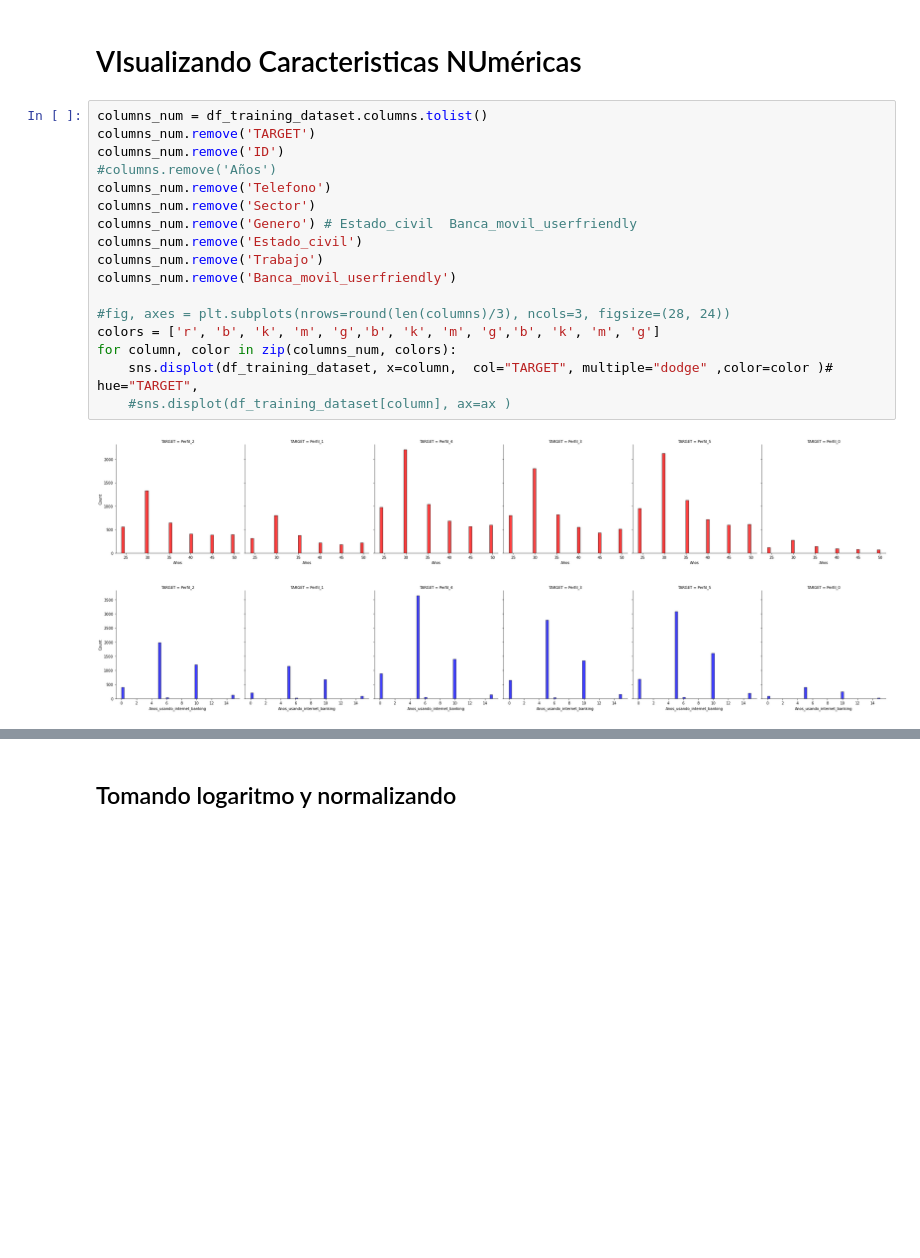
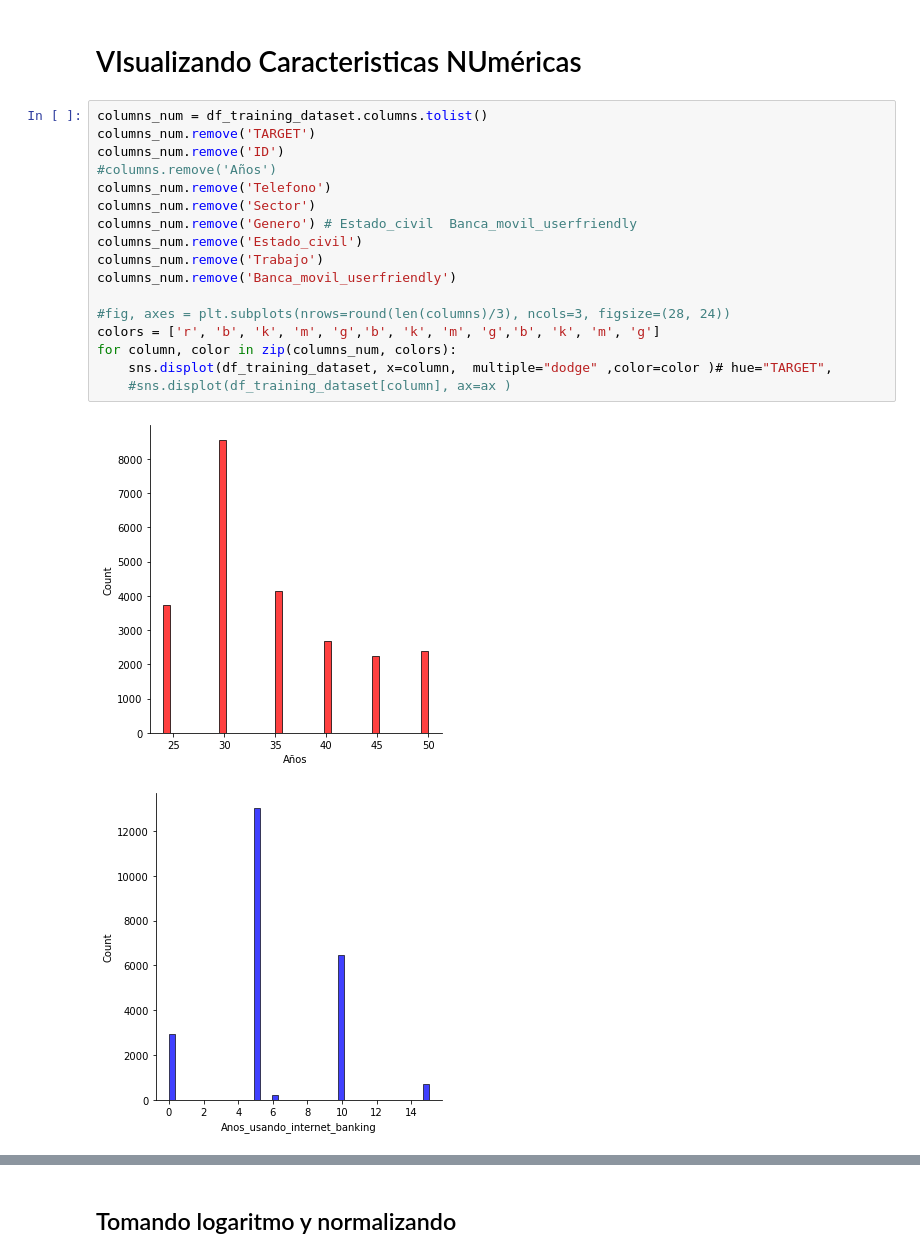
Before and after one commit to DavidCastilloAlvarado/Data_Analysis_financial_customer, a Jupyter notebook: notebook.ipynb, the cells around one changed output, grey strips where cells are left out. Cells and saved outputs as stored; diff of their text form; blank space fills up the shorter version.

```diff
--- a/notebook.ipynb
+++ b/notebook.ipynb
@@ -274,20 +274,20 @@ Vamos a observar las variables de forma gráfica para identificar algún dato de
 # %%
 columns_num = df_training_dataset.columns.tolist()
 columns_num.remove('TARGET')
 columns_num.remove('ID')
 #columns.remove('Años')
 columns_num.remove('Telefono')
 columns_num.remove('Sector')
 columns_num.remove('Genero') # Estado_civil  Banca_movil_userfriendly
 columns_num.remove('Estado_civil')
 columns_num.remove('Trabajo')
 columns_num.remove('Banca_movil_userfriendly')
 
 #fig, axes = plt.subplots(nrows=round(len(columns)/3), ncols=3, figsize=(28, 24))
 colors = ['r', 'b', 'k', 'm', 'g','b', 'k', 'm', 'g','b', 'k', 'm', 'g']
 for column, color in zip(columns_num, colors):
-    sns.displot(df_training_dataset, x=column,  col="TARGET", multiple="dodge" ,color=color )# hue="TARGET",
+    sns.displot(df_training_dataset, x=column,  multiple="dodge" ,color=color )# hue="TARGET",
     #sns.displot(df_training_dataset[column], ax=ax )
 # %% [output]
-[figure, old version]
+[figure, new version]
-[figure, old version]
+[figure, new version]
```
Also changed, not shown: parts of 48 cells of this notebook, 2 other files.
